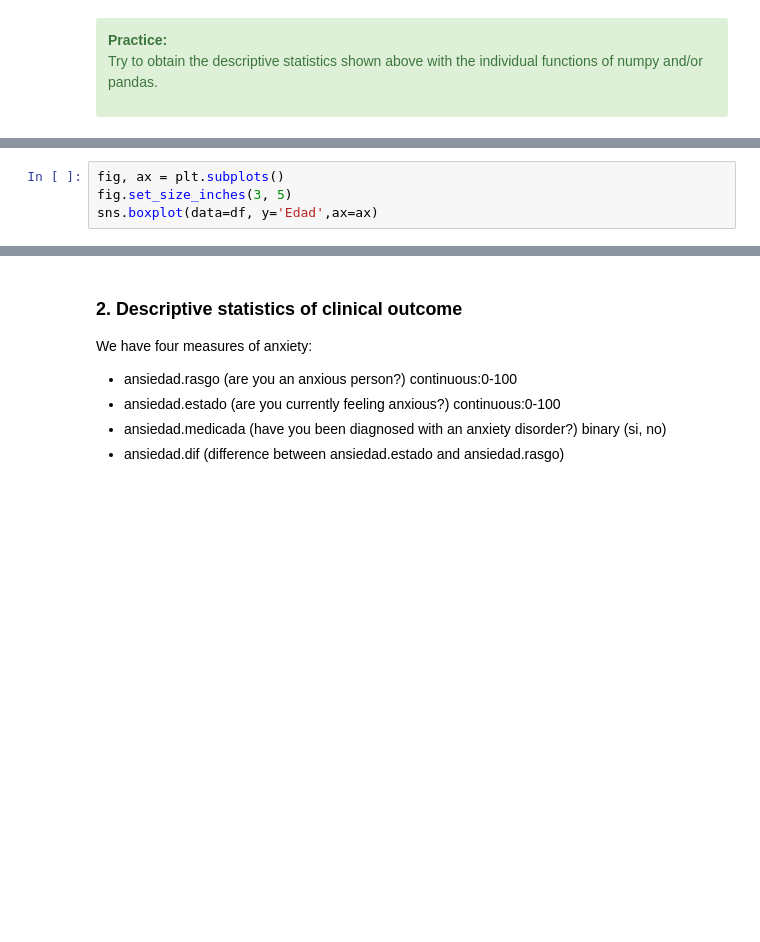
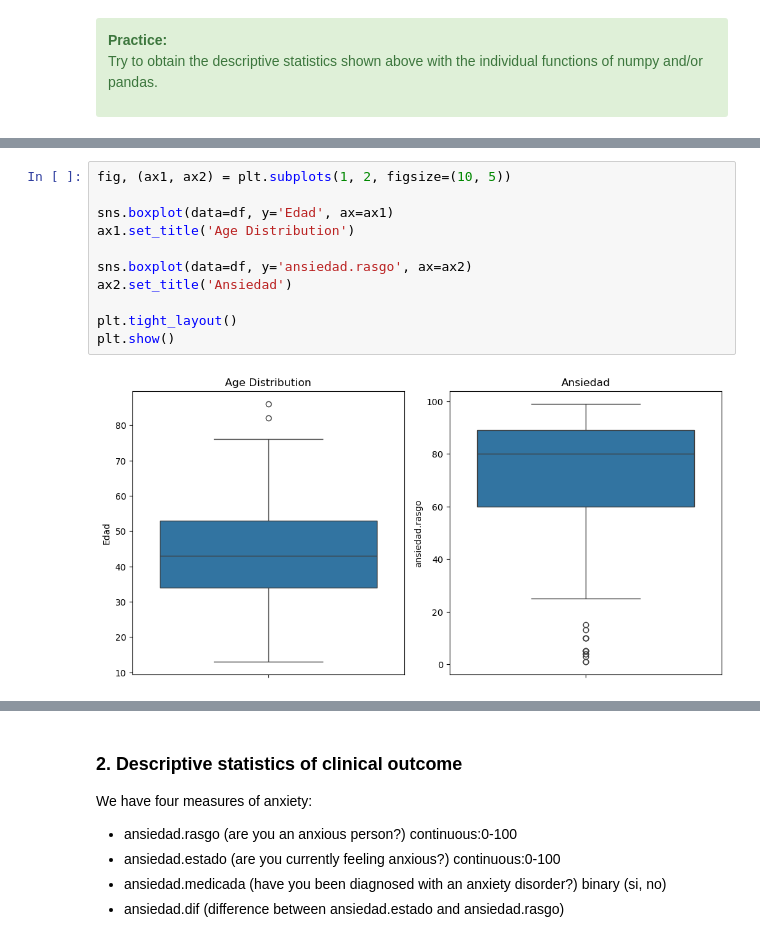
Before and after one commit to MMRES-PyBootcamp/MMRES-python-bootcamp2024, a Jupyter notebook: 07_misophonia_I.ipynb, the cells around one changed output, grey strips where cells are left out. Cells and saved outputs as stored; diff of their text form; blank space fills up the shorter version.

```diff
--- a/07_misophonia_I.ipynb
+++ b/07_misophonia_I.ipynb
@@ -173,7 +233,16 @@ sns.boxplot(y=df['Edad'])
-# %%
-fig, ax = plt.subplots()
-fig.set_size_inches(3, 5)
-sns.boxplot(data=df, y='Edad',ax=ax)
+# %%
+fig, (ax1, ax2) = plt.subplots(1, 2, figsize=(10, 5))
+
+sns.boxplot(data=df, y='Edad', ax=ax1)
+ax1.set_title('Age Distribution')
+
+sns.boxplot(data=df, y='ansiedad.rasgo', ax=ax2)
+ax2.set_title('Ansiedad')
+
+plt.tight_layout()
+plt.show()
+# %% [output]
+[figure, added]
 # %%
 # Age by sex
 maleage = df[df['Sexo']=="H"]['Edad']
```
Also changed, not shown: parts of 37 cells of this notebook.
